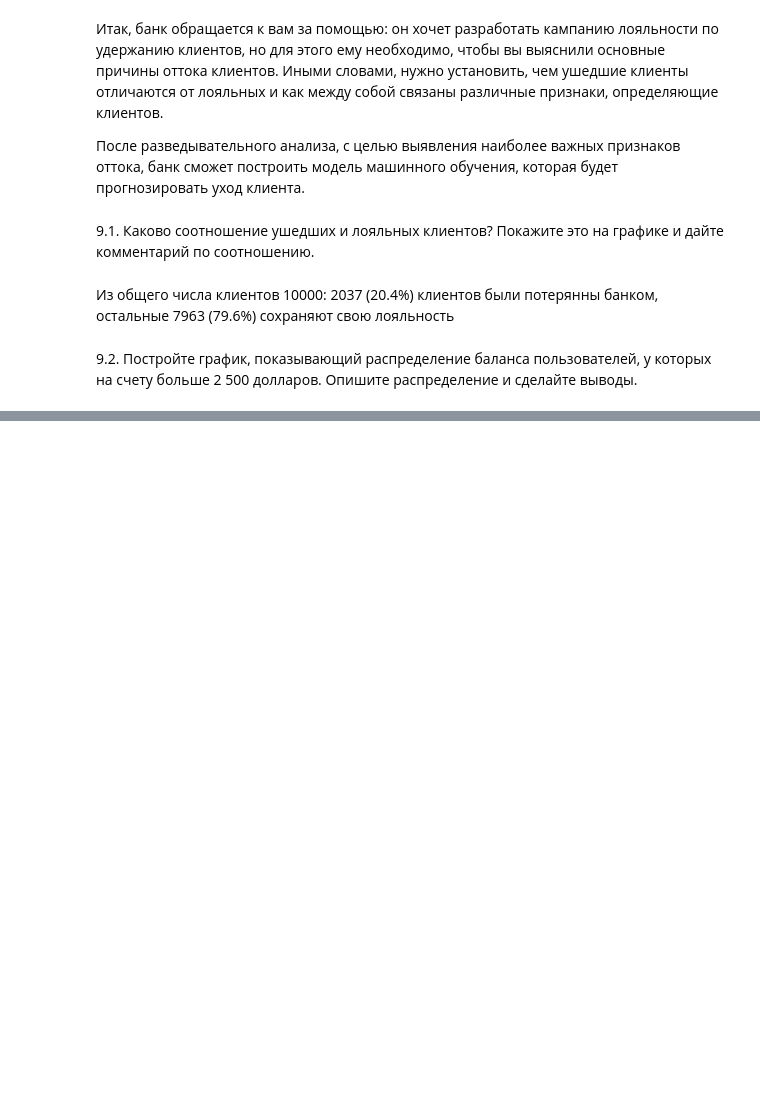
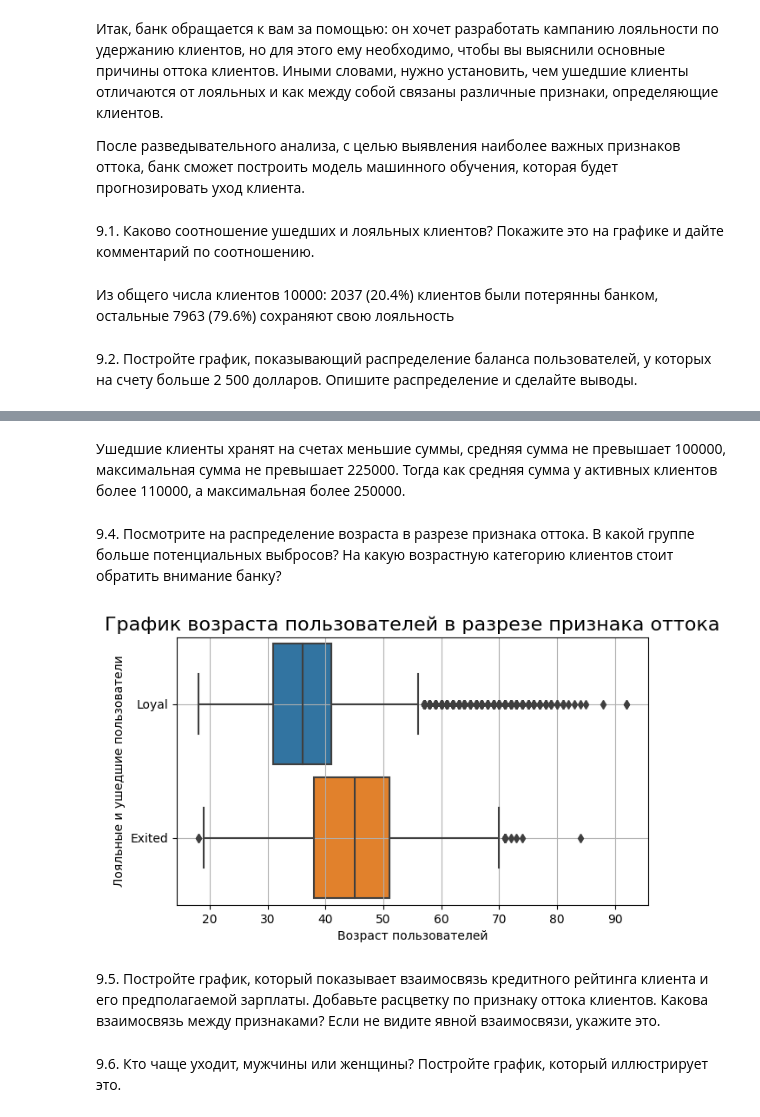
Before and after one commit to oksazzz/oksa_data_science, a Jupyter notebook: Skillfactory/Python_13/итоговое задание.ipynb, the cells around one changed output, grey strips where cells are left out. Cells and saved outputs as stored; diff of their text form; code cells hidden in the pictures; blank space fills up the shorter version.

```diff
--- a/Skillfactory/Python_13/итоговое задание.ipynb
+++ b/Skillfactory/Python_13/итоговое задание.ipynb
@@ -64,0 +94,21 @@ box.grid()
+# %% [markdown]
+Ушедшие клиенты хранят на счетах меньшие суммы, средняя сумма не превышает 100000, максимальная сумма не превышает 225000. Тогда как средняя сумма у активных клиентов более 110000, а максимальная более 250000.
+# %% [markdown]
+9.4. Посмотрите на распределение возраста в разрезе признака оттока. В какой группе больше потенциальных выбросов? На какую возрастную категорию клиентов стоит обратить внимание банку?
+# %%
+fig = plt.figure(figsize=(7, 4))
+boxplot = sns.boxplot(
+    data=churn_data,
+    y='Exited',
+    x='Age',
+    orient='h',
+    width=0.9
+)
+boxplot.set_title('График возраста пользователей в разрезе признака оттока', fontsize=16);
+boxplot.set_xlabel('Возраст пользователей');
+boxplot.set_ylabel('Лояльные и ушедшие пользователи');
+boxplot.grid()
+# %% [output]
+[figure, added]
+# %% [markdown]
+9.5. Постройте график, который показывает взаимосвязь кредитного рейтинга клиента и его предполагаемой зарплаты. Добавьте расцветку по признаку оттока клиентов. Какова взаимосвязь между признаками? Если не видите явной взаимосвязи, укажите это.
@@ -64,0 +126,2 @@ box.grid()
+# %% [markdown]
+9.6. Кто чаще уходит, мужчины или женщины? Постройте график, который иллюстрирует это.
```
Also changed, not shown: parts of 8 cells of this notebook.
